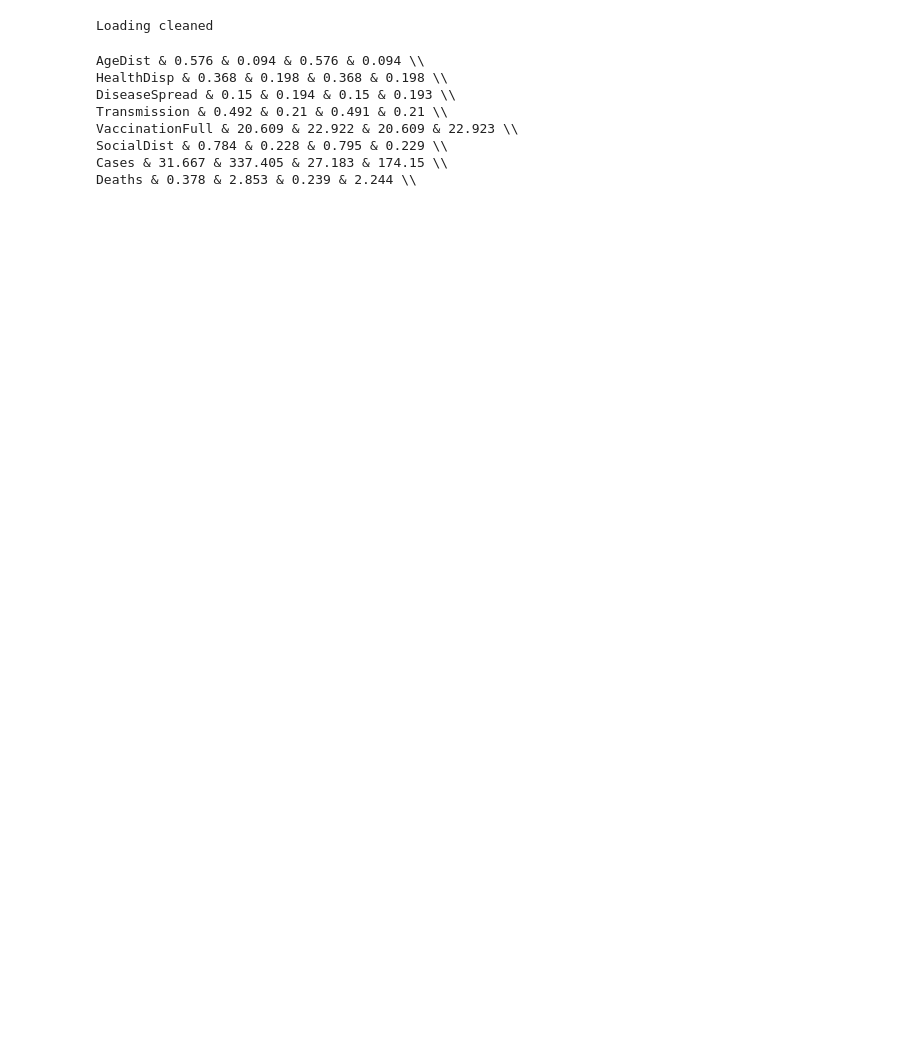
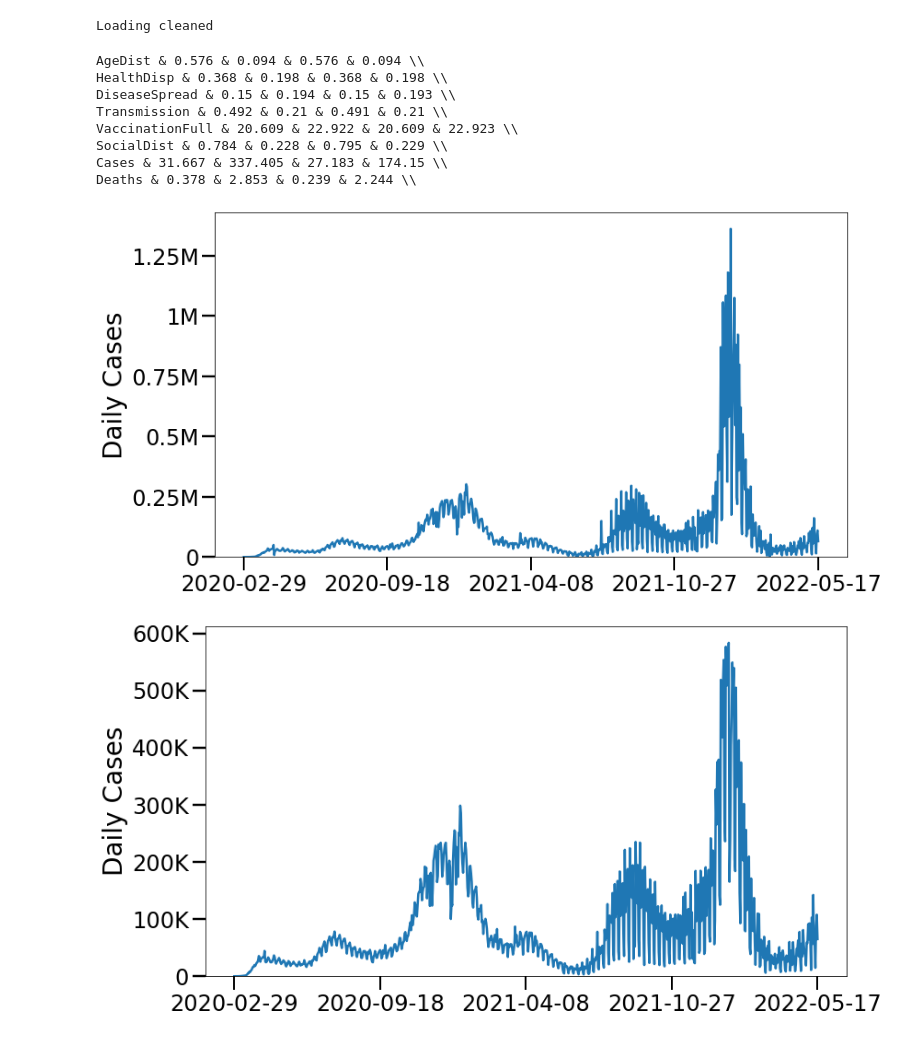
Before and after one commit to Data-ScienceHub/gpce-covid, a Jupyter notebook: TFT-pytorch/notebook/Ground truth.ipynb, the cells around one changed output. Drawn from its saved outputs; the diff is of its cells as text; code cells hidden in the pictures; blank space fills up the shorter version.

```diff
--- a/TFT-pytorch/notebook/Ground truth.ipynb
+++ b/TFT-pytorch/notebook/Ground truth.ipynb
@@ -21,17 +49,9 @@ last_date = to_datetime('12-27-2022')
 # %%
-print('Loading original')
-df = pd.read_csv('../2022_May/Total.csv')
+print('Loading cleaned')
+df = pd.read_csv('../2022_May_cleaned/Total.csv')
+df = df[['FIPS', 'Date', target]]
 df['Date'] = pd.to_datetime(df['Date'])
 df = df[(first_date <= df['Date']) & (df['Date']<= last_date)]
-original = df.describe().reset_index()
-# print(original)
-
-print('Loading cleaned')
-df = pd.read_csv('../2022_May_cleaned/Total.csv')
-df['Date'] = pd.to_datetime(df['Date'])
-df = df[(first_date <= df['Date']) & (df['Date']<= last_date)]
-cleaned = df.describe().reset_index()
-# print(cleaned)
 # %% [output]
 Loading cleaned
 # %%
@@ -113,7 +106,7 @@ def plot(df, target, scale:int=1e3, x_major_ticks:int=DATE_TICKS, figure_name:st
     ax.set_xticks(
         [x_first_tick + (x_last_tick - x_first_tick) * i / (x_major_ticks - 1) for i in range(x_major_ticks)]
     )
-    plt.xticks(rotation = 15)
+    # plt.xticks(rotation = 15)
 
     if scale>1:
         if scale==1e3 or scale==1e6:
@@ -141,16 +134,13 @@ def plot(df, target, scale:int=1e3, x_major_ticks:int=DATE_TICKS, figure_name:st
 
     # fig.tight_layout() # might change y axis values
 
-    if figure_name is not None:
-        plt.savefig(os.path.join(figPath, figure_name), dpi=DPI)
+    # if figure_name is not None:
+    #     plt.savefig(os.path.join(figPath, figure_name), dpi=DPI)
     plt.show()
 # %%
-for target in targets:
-    if target=='Cases':
-        plot(total_raw, target, figure_name=f'{target}_original.jpg', scale=1e6)
-    else:
-        plot(total_raw, target, figure_name=f'{target}_original.jpg')
-
-    plot(total_cleaned, target, figure_name=f'{target}_cleaned_iqr_7.5.jpg')
-    plot(total_smoothed, target, figure_name=f'{target}_cleaned_iqr_7.5_7_day_moving_averaged.jpg')
+plot(total_raw, target, figure_name=f'{target}_original.jpg', scale=1e6)
+plot(total_cleaned, target, figure_name=f'{target}_cleaned_iqr_7.5.jpg')
+# %% [output]
+[figure, added]
+[figure, added]
 # %%
```
Also changed, not shown: parts of 15 cells of this notebook, 17 other files.
